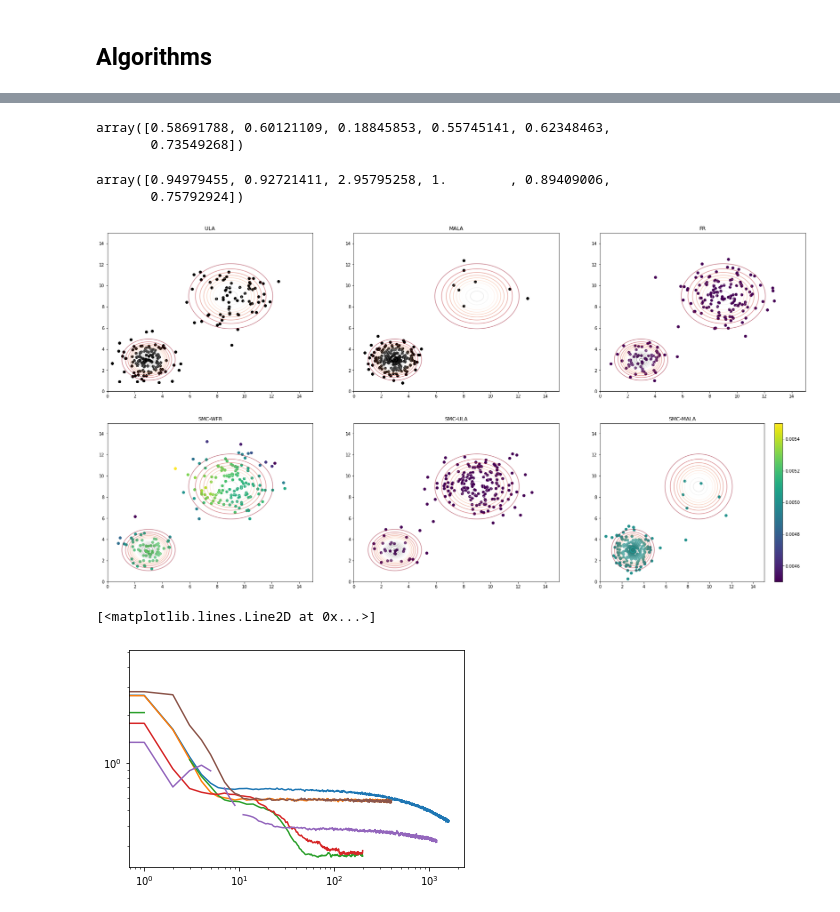
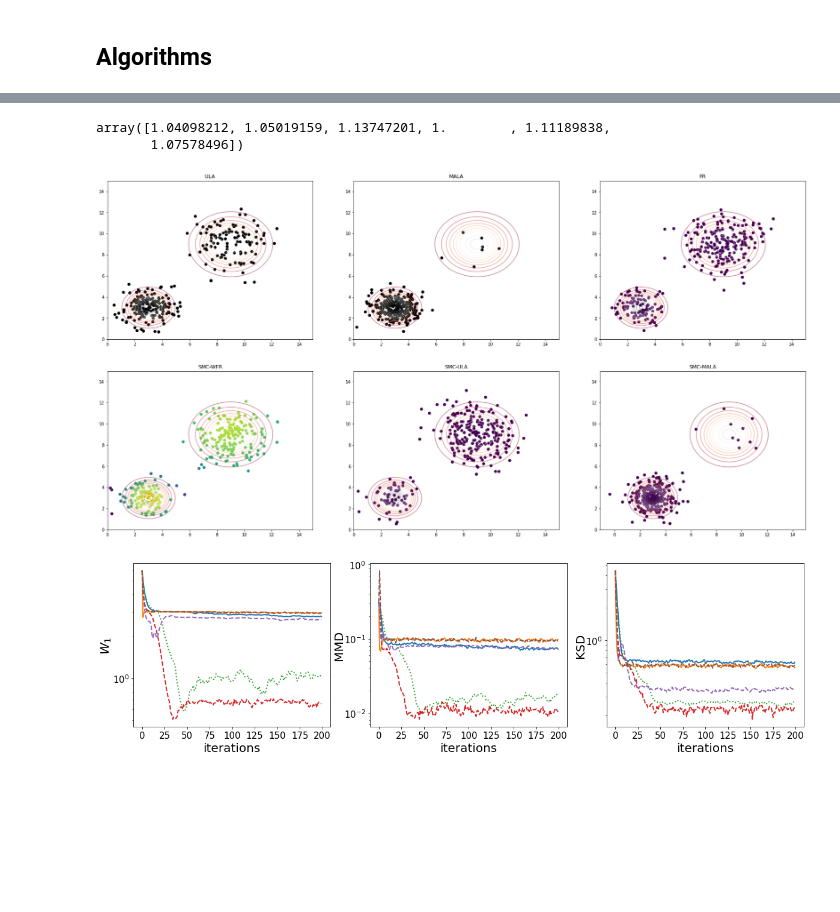
Before and after one commit to FrancescaCrucinio/SMC-WFR, a Jupyter notebook: GaussianMixture/GaussianMixture2D_FlowComparison.ipynb, the cells around one changed output, grey strips where cells are left out. Saved outputs shown, nothing was run; the diff lists cells and outputs as text; code cells hidden in the pictures; blank space fills up the shorter version.

```diff
--- a/GaussianMixture/GaussianMixture2D_FlowComparison.ipynb
+++ b/GaussianMixture/GaussianMixture2D_FlowComparison.ipynb
@@ -44,9 +44,9 @@ true_var = true_var/2
 # %% [markdown]
 ## Algorithms
 # %%
-N = 200
+N = 300
 X0 = np.random.multivariate_normal(np.zeros(d), np.eye(d), size = N)
-gamma = 0.3
+gamma = 0.2
 # %%
 component = np.random.randint(2, size = N)
 true_sample = np.zeros((N, d))
@@ -62,3 +62,6 @@ Niter_smcmala = Niter*2
+# %%
+gamma_mala = 0.85
+gamma_smcmala = 0.6
 # %%
 Nalgo = 6
 Nrep = 50
@@ -77,14 +80,14 @@ smcmala_w = np.zeros((Nrep, Niter_smcmala, N))
 runtime = np.zeros((Nrep, Nalgo))
 # %%
 for i in range(Nrep):
-    ### ULA
+    ## ULA
     start = time.time()
     ula_chain[i,:] = algo.ParallelULA(gamma, Niter_ula, ms, Sigmas, weights, X0)
     end = time.time()
     runtime[i, 0] = end-start
     ### MALA
     start = time.time()
-    mala_chain[i,:] = algo.ParallelMALA(gamma, Niter_mala, ms, Sigmas, weights, X0)
+    mala_chain[i,:], accepted_mala = algo.ParallelMALA(gamma_mala, Niter_mala, ms, Sigmas, weights, X0)
     end = time.time()
     runtime[i, 1] = end-start
     ### SMC-FR
@@ -104,6 +107,6 @@ for i in range(Nrep):
     runtime[i, 4] = end-start
     ### SMC-MALA
     start = time.time()
-    smcmala_x[i,:], smcmala_w[i,:] = algo.SMC_MALA(gamma, Niter_smcmala, ms, Sigmas, weights, X0)
+    smcmala_x[i,:], smcmala_w[i,:], accepted_smcmala = algo.SMC_MALA(gamma_smcmala, Niter_smcmala, ms, Sigmas, weights, X0)
     end = time.time()
     runtime[i, 5] = end-start
@@ -110,14 +121,9 @@ for i in range(Nrep):
 # %%
 avg_runtime = np.mean(runtime, axis = 0)
-avg_runtime
+avg_runtime[3]/avg_runtime
 # %% [output]
-array([0.58691788, 0.60121109, 0.18845853, 0.55745141, 0.62348463,
-       0.73549268])
+array([1.04098212, 1.05019159, 1.13747201, 1.        , 1.11189838,
+       1.07578496])
-# %%
-avg_runtime[3]/avg_runtime
-# %% [output]
-array([0.94979455, 0.92721411, 2.95795258, 1.        , 0.89409006,
-       0.75792924])
 # %%
 i = Nrep-1
 plt.figure(figsize = (12,6))
@@ -145,7 +151,7 @@ plt.subplot(2, 3, 6)
 plt.contour(x, y, z, 15, cmap='RdGy', alpha = 0.5)
 plt.scatter(smcmala_x[i, -1, 0, :], smcmala_x[i, -1, 1, :], c = smcmala_w[i, -1, :]);
 plt.title('SMC-MALA')
-plt.colorbar();
+# plt.colorbar();
 plt.subplots_adjust(left=-1,
                     bottom=-1,
                     right=0.9,
@@ -155,7 +161,7 @@ plt.subplots_adjust(left=-1,
 plt.show()
 # plt.savefig("GaussianMixture4Modes.pdf")
 # %% [output]
-[figure, old version]
+[figure, new version]
 # %%
 xx_ula = avg_runtime[0]/Niter_ula*np.arange(Niter_ula)
 xx_mala = avg_runtime[1]/Niter_mala*np.arange(Niter_mala)
@@ -222,13 +228,49 @@ for j in range(Nrep):
         mmd_smcmala[j, i] = u.mmd_rbf(true_sample, smcmala_x[j, i, :, :].T, w = smcmala_w[j, i, :])
         for k in range(d):
             w1_smcmala[j, k, i]  = stats.wasserstein_distance(smcmala_x[j, i, k, :], true_sample[:, k], u_weights = smcmala_w[j, i, :])
+# %%
+w1_ula_plot = np.mean(np.mean(w1_ula, axis = 1), axis = 0)
+w1_mala_plot = np.mean(np.mean(w1_mala, axis = 1), axis = 0)
+w1_fr_plot = np.mean(np.mean(w1_fr, axis = 1), axis = 0)
+w1_wfr_plot = np.mean(np.mean(w1_wfr, axis = 1), axis = 0)
+w1_smcula_plot = np.mean(np.mean(w1_smcula, axis = 1), axis = 0)
+w1_smcmala_plot = np.mean(np.mean(w1_smcmala, axis = 1), axis = 0)
 # %%
-plt.loglog(np.mean(ksd_ula, axis = 0))
-plt.plot(np.mean(ksd_mala, axis = 0))
-plt.plot(np.mean(ksd_fr, axis = 0))
-plt.plot(np.mean(ksd_wfr, axis = 0))
-plt.plot(np.mean(ksd_smcula, axis = 0))
-plt.plot(np.mean(ksd_smcmala, axis = 0))
+plt.figure(figsize = (20,5))
+plt.subplot(1, 3, 1)
+plt.semilogy(w1_ula_plot[:Niter], label = 'ULA', lw = 2)
+plt.plot(w1_mala_plot[:Niter], label = 'MALA', lw = 2)
+plt.plot(w1_fr_plot[:Niter], label = 'SMC-tempering', lw = 2, linestyle = 'dotted')
+plt.plot(w1_wfr_plot, label = 'SMC-WFR', lw = 2, linestyle = 'dashed')
+plt.plot(w1_smcula_plot[:Niter], label = 'SMC-ULA', lw = 2, linestyle = 'dashed')
+plt.plot(w1_smcmala_plot[:Niter], label = 'SMC-MALA', lw = 2, linestyle = 'dashed')
+plt.xlabel('iterations', fontsize = 20)
+plt.ylabel('$W_1$', fontsize = 20, labelpad=-1)
+plt.xticks(fontsize=15);
+plt.yticks(fontsize=15);
+# legend = plt.legend(loc = 'lower center', bbox_to_anchor=(1, -0.5), ncol = 6, fontsize = 20)
+plt.subplot(1, 3, 2)
+plt.semilogy(np.mean(mmd_ula, axis = 0)[:Niter], lw = 2)
+plt.plot(np.mean(mmd_mala, axis = 0)[:Niter], lw = 2)
+plt.plot(np.mean(mmd_fr, axis = 0)[:Niter], lw = 2, linestyle = 'dotted')
+plt.plot(np.mean(mmd_wfr, axis = 0), lw = 2, linestyle = 'dashed')
+plt.plot(np.mean(mmd_smcula, axis = 0)[:Niter], lw = 2, linestyle = 'dashed')
+plt.plot(np.mean(mmd_smcmala, axis = 0)[:Niter], lw = 2, linestyle = 'dashed')
+plt.xlabel('iterations', fontsize = 20)
+plt.ylabel('MMD', fontsize = 20, labelpad=-1)
+plt.xticks(fontsize=15);
+plt.yticks(fontsize=15);
+plt.subplot(1, 3, 3)
+plt.semilogy(np.mean(ksd_ula, axis = 0)[:Niter], lw = 2)
+plt.plot(np.mean(ksd_mala, axis = 0)[:Niter], lw = 2)
+plt.plot(np.mean(ksd_fr, axis = 0)[:Niter], lw = 2, linestyle = 'dotted')
+plt.plot(np.mean(ksd_wfr, axis = 0), lw = 2, linestyle = 'dashed')
+plt.plot(np.mean(ksd_smcula, axis = 0)[:Niter], lw = 2, linestyle = 'dashed')
+plt.plot(np.mean(ksd_smcmala, axis = 0)[:Niter], lw = 2, linestyle = 'dashed')
+plt.xlabel('iterations', fontsize = 20)
+plt.ylabel('KSD', fontsize = 20, labelpad=-1)
+plt.xticks(fontsize=15);
+plt.yticks(fontsize=15);
+# plt.savefig('conv_iter_gm.pdf', bbox_inches="tight")
 # %% [output]
-[<matplotlib.lines.Line2D at 0x...>]
-[figure, old version]
+[figure, new version]
```
Also changed, not shown: parts of 7 cells of this notebook, 3 other files.
